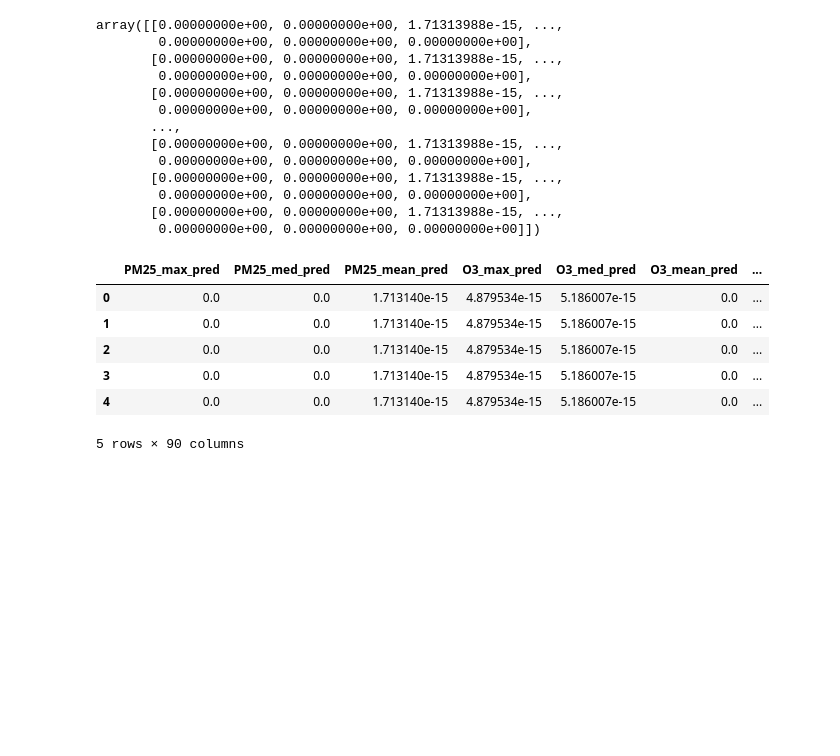
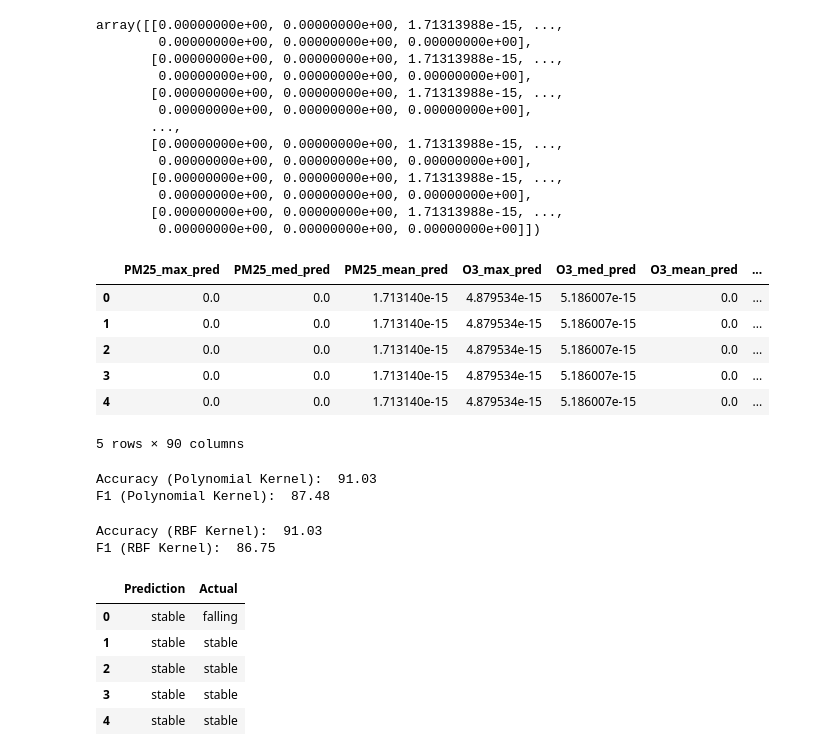
Before and after one commit to cbeckler/eco_cancer_incidence_rates, a Jupyter notebook: SVM_w_interpolated_data.ipynb, the cells around one changed output. Drawn from its saved outputs; the diff is of its cells as text; code cells hidden in the pictures; blank space fills up the shorter version.

Commit message:
initial SVM model

```diff
--- a/SVM_w_interpolated_data.ipynb
+++ b/SVM_w_interpolated_data.ipynb
@@ -239,0 +245,35 @@ X.head()
+# %%
+X_train, X_test, y_train, y_test = model_selection.train_test_split(X, y, train_size=0.80, test_size=0.20, random_state=101)
+# %%
+rbf = svm.SVC(kernel='rbf', gamma=0.5, C=0.1, decision_function_shape='ovo').fit(X_train, y_train)
+poly = svm.SVC(kernel='poly', degree=3, C=1, decision_function_shape='ovo').fit(X_train, y_train)
+# %%
+poly_pred = poly.predict(X_test)
+rbf_pred = rbf.predict(X_test)
+# %%
+poly_accuracy = accuracy_score(y_test, poly_pred)
+poly_f1 = f1_score(y_test, poly_pred, average='weighted')
+print('Accuracy (Polynomial Kernel): ', "%.2f" % (poly_accuracy*100))
+print('F1 (Polynomial Kernel): ', "%.2f" % (poly_f1*100))
+# %% [output]
+Accuracy (Polynomial Kernel):  91.03
+F1 (Polynomial Kernel):  87.48
+# %%
+rbf_accuracy = accuracy_score(y_test, rbf_pred)
+rbf_f1 = f1_score(y_test, rbf_pred, average='weighted')
+print('Accuracy (RBF Kernel): ', "%.2f" % (rbf_accuracy*100))
+print('F1 (RBF Kernel): ', "%.2f" % (rbf_f1*100))
+# %% [output]
+Accuracy (RBF Kernel):  91.03
+F1 (RBF Kernel):  86.75
+# %%
+poly_result = pd.DataFrame({"Prediction": poly_pred, "Actual": y_test}).reset_index(drop=True)
+
+poly_result.head()
+# %% [output]
+|  | Prediction | Actual |
+| 0 | stable | falling |
+| 1 | stable | stable |
+| 2 | stable | stable |
+| 3 | stable | stable |
+| 4 | stable | stable |
```
Also changed, not shown: parts of 7 cells of this notebook.
